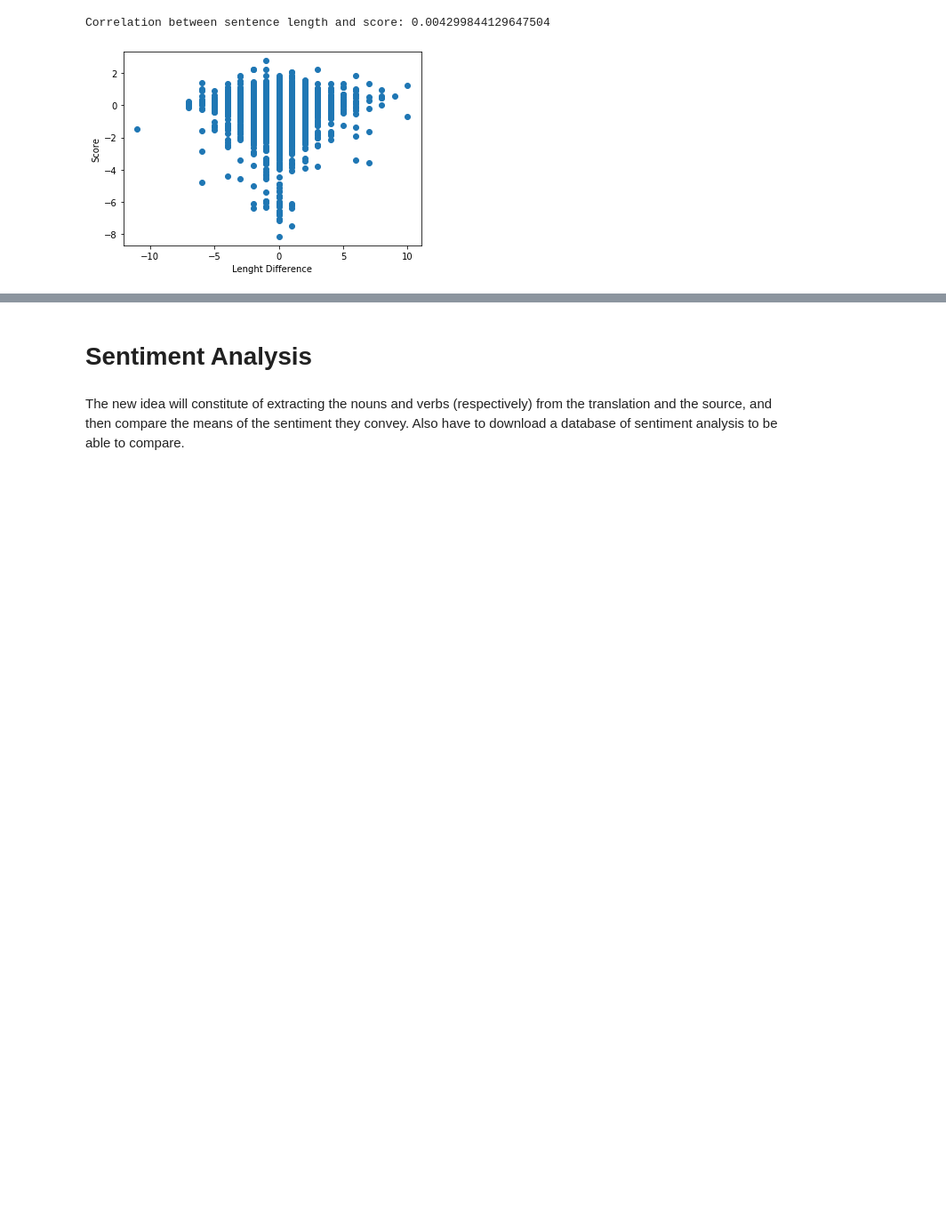
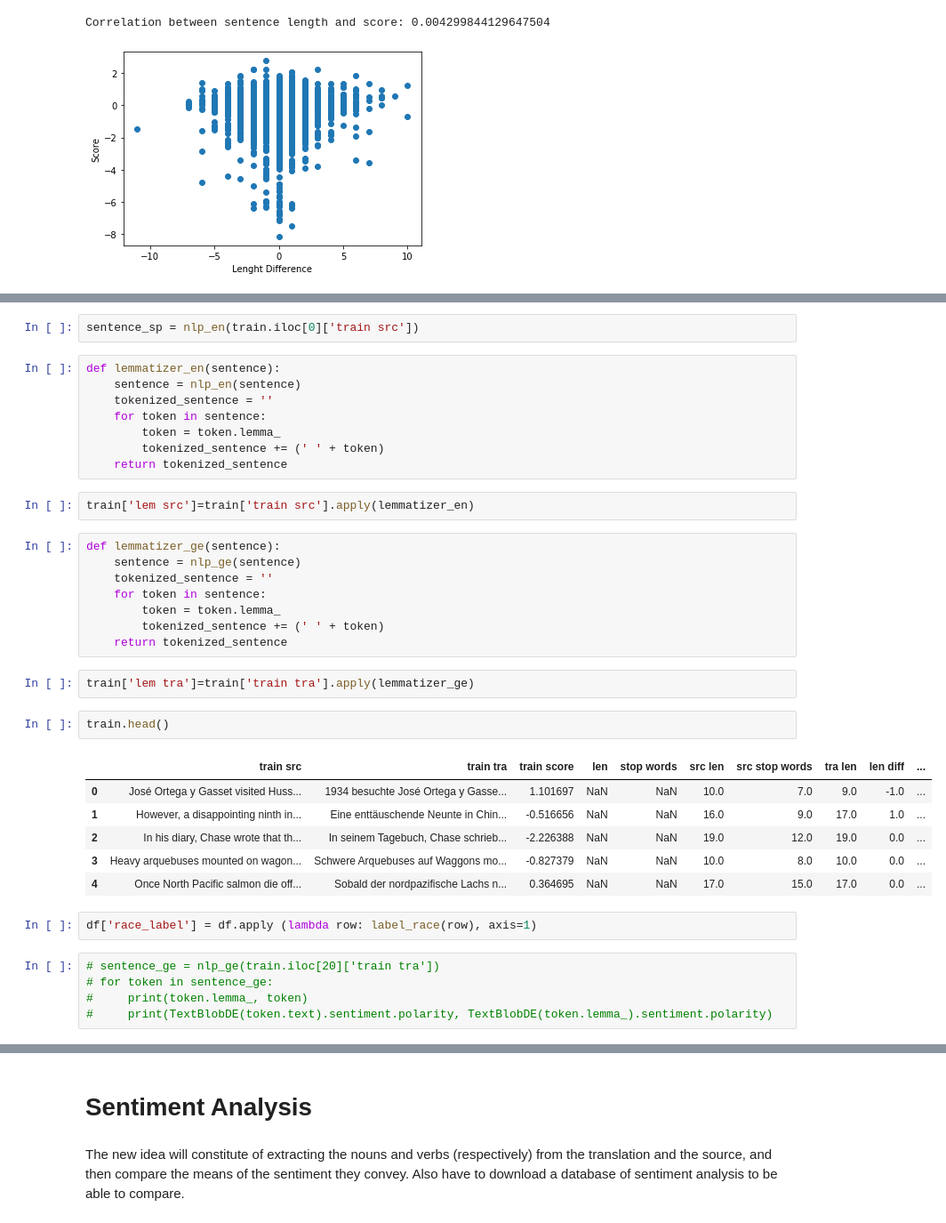
Before and after one commit to mdelaf1995/sentence_level_qe_ffl, a Jupyter notebook: exploration/theo_explo.ipynb, the cells around one changed output, grey strips where cells are left out. Shown at 89% size. Cells and saved outputs as stored; diff of their text form; blank space fills up the shorter version.

Commit message:
sentiment analysis and lemmatizing and stop words

```diff
--- a/exploration/theo_explo.ipynb
+++ b/exploration/theo_explo.ipynb
@@ -86,0 +116,38 @@ Correlation between sentence length and score: 0.004299844129647504
+# %%
+sentence_sp = nlp_en(train.iloc[0]['train src'])
+# %%
+def lemmatizer_en(sentence):
+    sentence = nlp_en(sentence)
+    tokenized_sentence = ''
+    for token in sentence:
+        token = token.lemma_
+        tokenized_sentence += (' ' + token)
+    return tokenized_sentence
+# %%
+train['lem src']=train['train src'].apply(lemmatizer_en)
+# %%
+def lemmatizer_ge(sentence):
+    sentence = nlp_ge(sentence)
+    tokenized_sentence = ''
+    for token in sentence:
+        token = token.lemma_
+        tokenized_sentence += (' ' + token)
+    return tokenized_sentence
+# %%
+train['lem tra']=train['train tra'].apply(lemmatizer_ge)
+# %%
+train.head()
+# %% [output]
+|  | train src | train tra | train score | len | stop words | src len | src stop words | tra len | len diff | ... |
+| 0 | José Ortega y Gasset visited Huss... | 1934 besuchte José Ortega y Gasse... | 1.101697 | NaN | NaN | 10.0 | 7.0 | 9.0 | -1.0 | ... |
+| 1 | However, a disappointing ninth in... | Eine enttäuschende Neunte in Chin... | -0.516656 | NaN | NaN | 16.0 | 9.0 | 17.0 | 1.0 | ... |
+| 2 | In his diary, Chase wrote that th... | In seinem Tagebuch, Chase schrieb... | -2.226388 | NaN | NaN | 19.0 | 12.0 | 19.0 | 0.0 | ... |
+| 3 | Heavy arquebuses mounted on wagon... | Schwere Arquebuses auf Waggons mo... | -0.827379 | NaN | NaN | 10.0 | 8.0 | 10.0 | 0.0 | ... |
+| 4 | Once North Pacific salmon die off... | Sobald der nordpazifische Lachs n... | 0.364695 | NaN | NaN | 17.0 | 15.0 | 17.0 | 0.0 | ... |
+# %%
+df['race_label'] = df.apply (lambda row: label_race(row), axis=1)
+# %%
+# sentence_ge = nlp_ge(train.iloc[20]['train tra'])
+# for token in sentence_ge:
+#     print(token.lemma_, token)
+#     print(TextBlobDE(token.text).sentiment.polarity, TextBlobDE(token.lemma_).sentiment.polarity)
```
Also changed, not shown: parts of 64 cells of this notebook.
